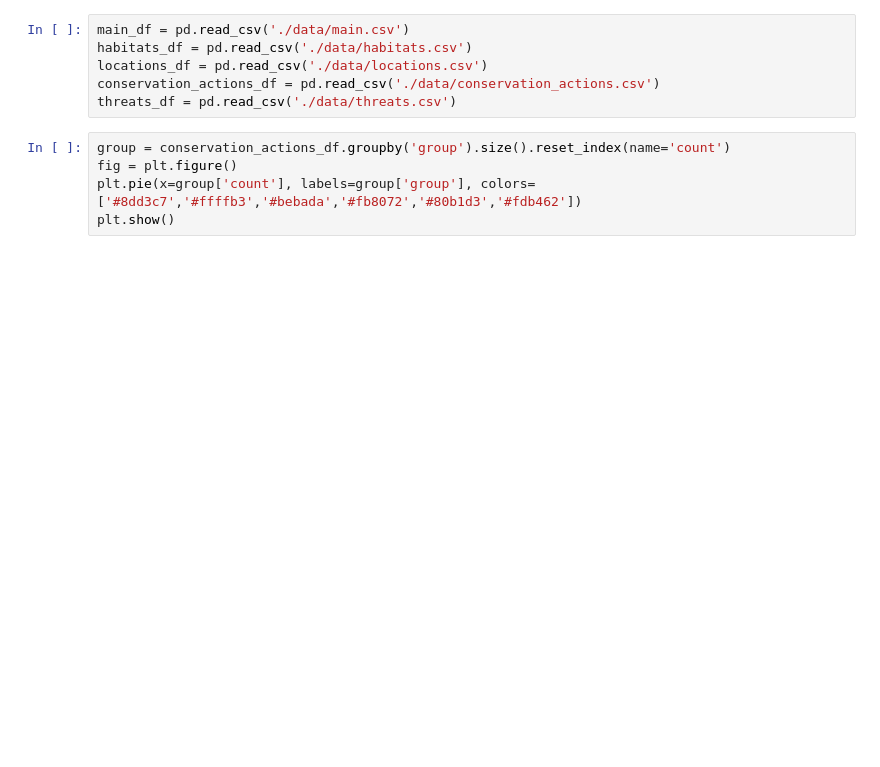
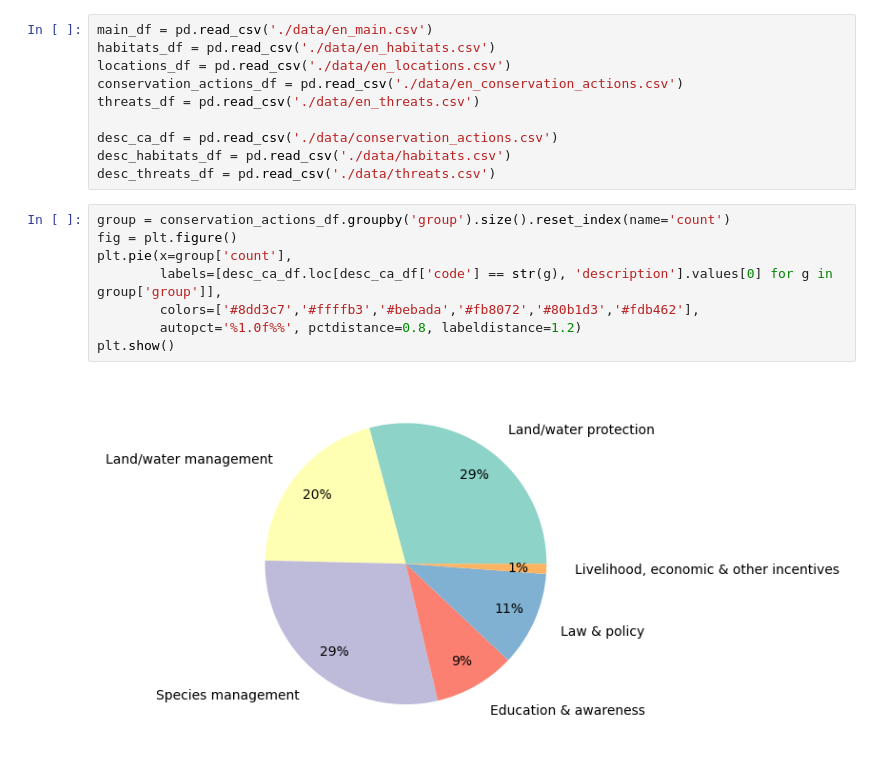
Before and after one commit to dauinh/wildwatch, a Jupyter notebook: dev/analysis.ipynb, the cells around one changed output. Cells and saved outputs as stored; diff of their text form; blank space fills up the shorter version.

Commit message:
redownload for dev/data. add label and percentage for piecharts

```diff
--- a/dev/analysis.ipynb
+++ b/dev/analysis.ipynb
@@ -6,14 +4,23 @@ Error:
 # %%
-main_df = pd.read_csv('./data/main.csv')
-habitats_df = pd.read_csv('./data/habitats.csv')
-locations_df = pd.read_csv('./data/locations.csv')
-conservation_actions_df = pd.read_csv('./data/conservation_actions.csv')
-threats_df = pd.read_csv('./data/threats.csv')
+main_df = pd.read_csv('./data/en_main.csv')
+habitats_df = pd.read_csv('./data/en_habitats.csv')
+locations_df = pd.read_csv('./data/en_locations.csv')
+conservation_actions_df = pd.read_csv('./data/en_conservation_actions.csv')
+threats_df = pd.read_csv('./data/en_threats.csv')
+
+desc_ca_df = pd.read_csv('./data/conservation_actions.csv')
+desc_habitats_df = pd.read_csv('./data/habitats.csv')
+desc_threats_df = pd.read_csv('./data/threats.csv')
 # %%
 group = conservation_actions_df.groupby('group').size().reset_index(name='count')
 fig = plt.figure()
-plt.pie(x=group['count'], labels=group['group'], colors=['#8dd3c7','#ffffb3','#bebada','#fb8072','#80b1d3','#fdb462'])
+plt.pie(x=group['count'],
+        labels=[desc_ca_df.loc[desc_ca_df['code'] == str(g), 'description'].values[0] for g in group['group']],
+        colors=['#8dd3c7','#ffffb3','#bebada','#fb8072','#80b1d3','#fdb462'],
+        autopct='%1.0f%%', pctdistance=0.8, labeldistance=1.2)
 plt.show()
+# %% [output]
+[figure, added]
 # %%
 group = habitats_df.groupby('group').size().reset_index(name='count')
 fig = plt.figure()
```
Also changed, not shown: parts of 4 cells of this notebook, 4 other files.
